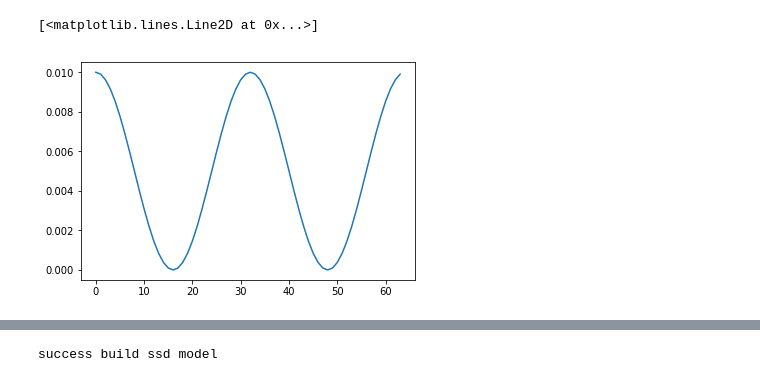
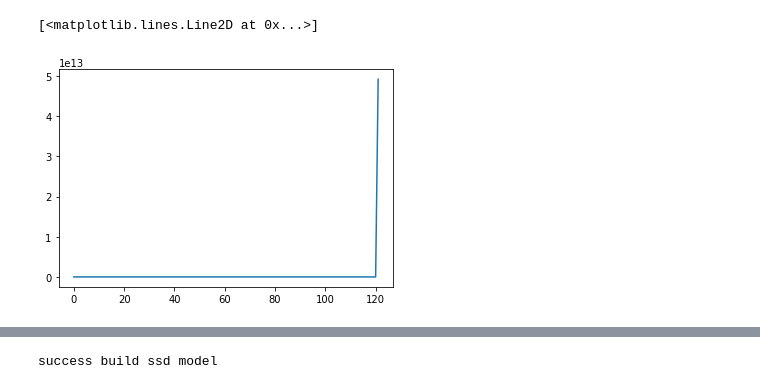
Before and after one commit to kindeQi/PyTorch_SSD, a Jupyter notebook: test.ipynb, the cells around one changed output, grey strips where cells are left out. Saved outputs shown, nothing was run; the diff lists cells and outputs as text; code cells hidden in the pictures.

Commit message:
lr find function

```diff
--- a/test.ipynb
+++ b/test.ipynb
@@ -58,0 +33,24 @@ for j in range(epoch):
+# %%
+def detection_collate_fn(batch):
+    imgs, bboxes, labels = [], [], []
+    for i, b, l in batch:
+        imgs.append(i); bboxes.append(b); labels.append(l)
+    return torch.stack(imgs), bboxes, labels
+# %%
+config = Config('remote')
+ssd_model = get_SSD_model(1, config.vgg_weight_path, config.vgg_reduced_weight_path)
+ssd_model.freeze_basenet()
+
+print(ssd_model.base_net[0].bias)
+
+print('success build ssd model')
+
+train_dataset = VOC_dataset(config.voc2007_root, config.voc2007_trn_anno)
+
+# img, bbox, label = train_dataset[0]
+# img = img.unsqueeze(0)
+
+# conf_pred, loc_pred = ssd_model(img)
+# print(conf_pred.shape, loc_pred.shape)
+trn_dataloader = DataLoader(train_dataset, 16, shuffle=False, collate_fn=detection_collate_fn)
+lr_array, loss_array = lr_find(ssd_model, 10, 1e-5, trn_dataloader)
@@ -59,5 +88,5 @@ for j in range(epoch):
 # %%
-plt.plot(lr_array)
+plt.plot(loss_array)
 # %% [output]
 [<matplotlib.lines.Line2D at 0x...>]
-[figure, old version]
+[figure, new version]
```
Also changed, not shown: parts of 15 cells of this notebook, 3 other files.
